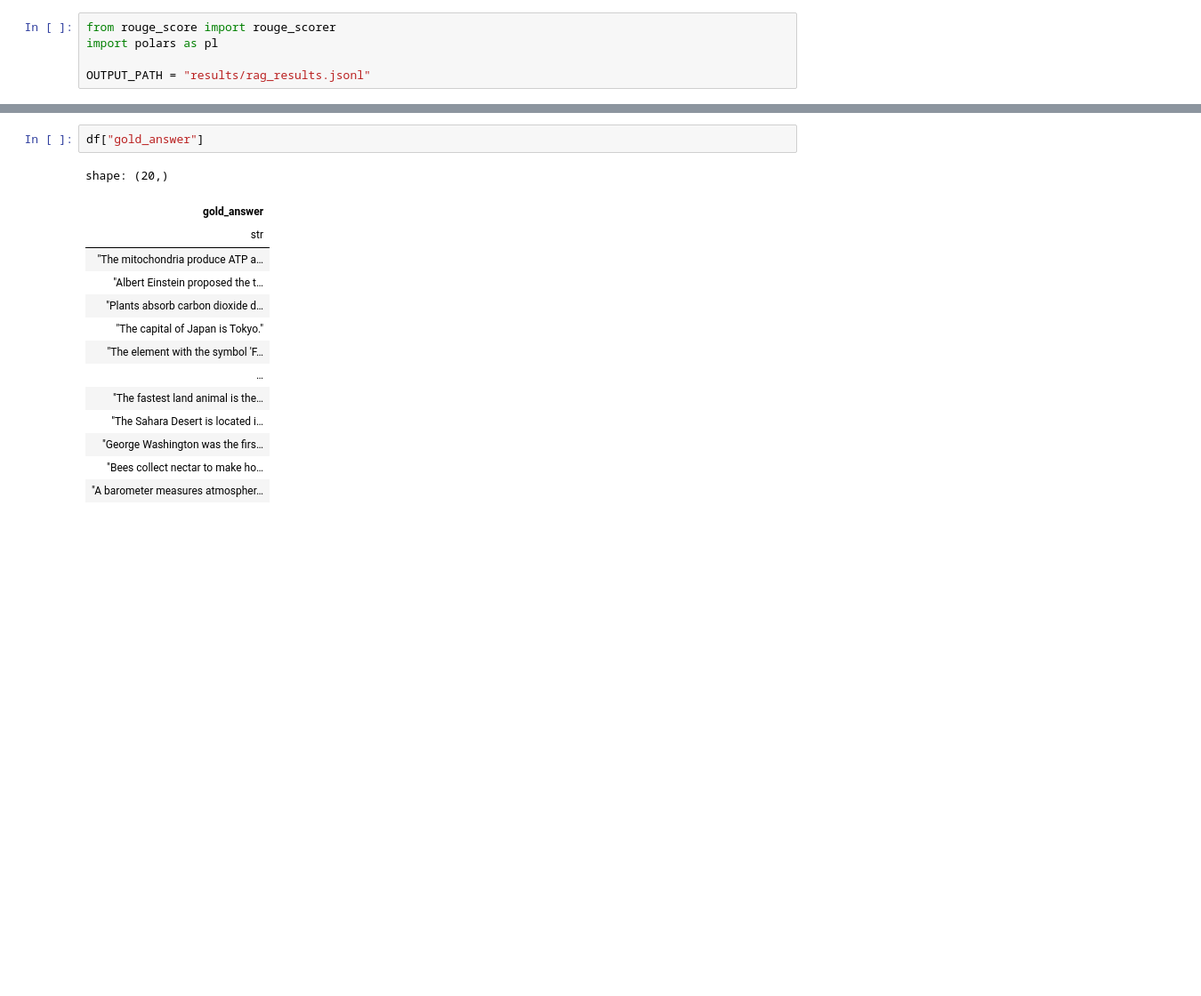
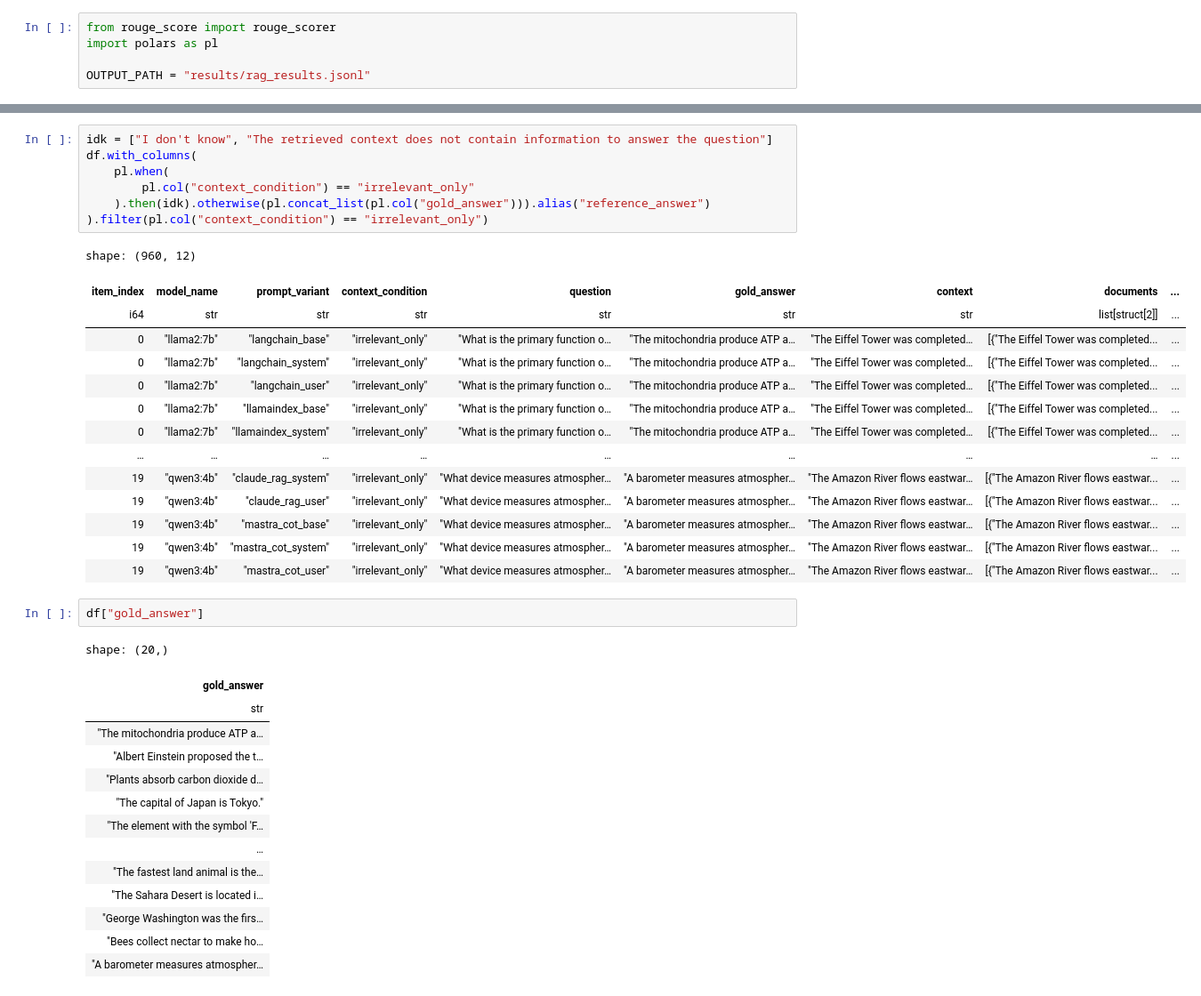
Before and after one commit to Kalamojo/RAGBE, a Jupyter notebook: explore_metrics.ipynb, the cells around one changed output, grey strips where cells are left out. Shown at 89% size. Cells and saved outputs as stored; diff of their text form; blank space fills up the shorter version.

```diff
--- a/explore_metrics.ipynb
+++ b/explore_metrics.ipynb
@@ -25,3 +76,25 @@ shape: (20, 8)
+# %%
+idk = ["I don't know", "The retrieved context does not contain information to answer the question"]
+df.with_columns(
+    pl.when(
+        pl.col("context_condition") == "irrelevant_only"
+    ).then(idk).otherwise(pl.concat_list(pl.col("gold_answer"))).alias("reference_answer")
+).filter(pl.col("context_condition") == "irrelevant_only")
+# %% [output]
+shape: (960, 12)
+| item_index | model_name | prompt_variant | context_condition | question | gold_answer | context | documents | ... |
+| i64 | str | str | str | str | str | str | list[struct[2]] | ... |
+| 0 | "llama2:7b" | "langchain_base" | "irrelevant_only" | "What is the primary function o… | "The mitochondria produce ATP a… | "The Eiffel Tower was completed… | [{"The Eiffel Tower was completed... | ... |
+| 0 | "llama2:7b" | "langchain_system" | "irrelevant_only" | "What is the primary function o… | "The mitochondria produce ATP a… | "The Eiffel Tower was completed… | [{"The Eiffel Tower was completed... | ... |
+| 0 | "llama2:7b" | "langchain_user" | "irrelevant_only" | "What is the primary function o… | "The mitochondria produce ATP a… | "The Eiffel Tower was completed… | [{"The Eiffel Tower was completed... | ... |
+| 0 | "llama2:7b" | "llamaindex_base" | "irrelevant_only" | "What is the primary function o… | "The mitochondria produce ATP a… | "The Eiffel Tower was completed… | [{"The Eiffel Tower was completed... | ... |
+| 0 | "llama2:7b" | "llamaindex_system" | "irrelevant_only" | "What is the primary function o… | "The mitochondria produce ATP a… | "The Eiffel Tower was completed… | [{"The Eiffel Tower was completed... | ... |
+| … | … | … | … | … | … | … | … | ... |
+| 19 | "qwen3:4b" | "claude_rag_system" | "irrelevant_only" | "What device measures atmospher… | "A barometer measures atmospher… | "The Amazon River flows eastwar… | [{"The Amazon River flows eastwar... | ... |
+| 19 | "qwen3:4b" | "claude_rag_user" | "irrelevant_only" | "What device measures atmospher… | "A barometer measures atmospher… | "The Amazon River flows eastwar… | [{"The Amazon River flows eastwar... | ... |
+| 19 | "qwen3:4b" | "mastra_cot_base" | "irrelevant_only" | "What device measures atmospher… | "A barometer measures atmospher… | "The Amazon River flows eastwar… | [{"The Amazon River flows eastwar... | ... |
+| 19 | "qwen3:4b" | "mastra_cot_system" | "irrelevant_only" | "What device measures atmospher… | "A barometer measures atmospher… | "The Amazon River flows eastwar… | [{"The Amazon River flows eastwar... | ... |
+| 19 | "qwen3:4b" | "mastra_cot_user" | "irrelevant_only" | "What device measures atmospher… | "A barometer measures atmospher… | "The Amazon River flows eastwar… | [{"The Amazon River flows eastwar... | ... |
 # %%
 df["gold_answer"]
 # %% [output]
```
Also changed, not shown: parts of 9 cells of this notebook, 8 other files.
